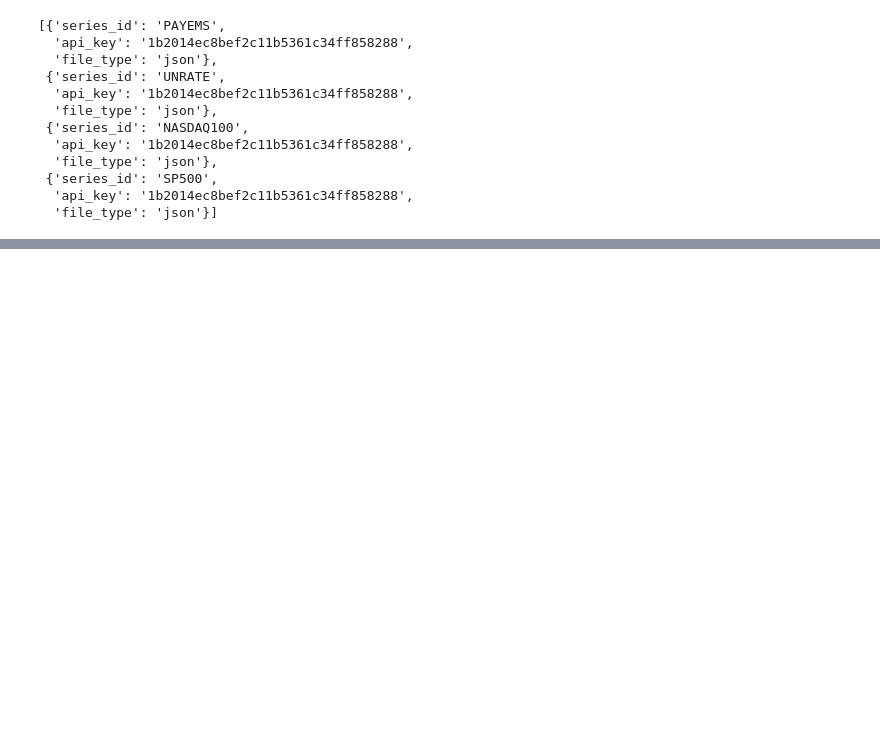
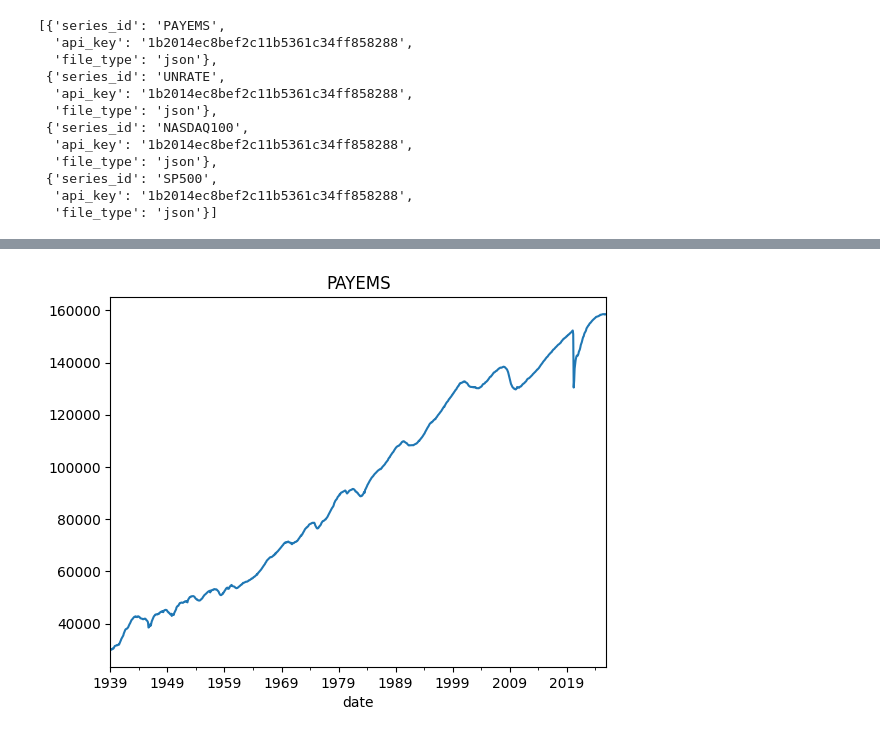
Before and after one commit to spinolagab/TCC-Time-Series-Analysis-Applied-to-Macroeconomy, a Jupyter notebook: Notebook/API_CSV_FRED.ipynb, the cells around one changed output, grey strips where cells are left out. Cells and saved outputs as stored; diff of their text form; code cells hidden in the pictures; blank space fills up the shorter version.

```diff
--- a/Notebook/API_CSV_FRED.ipynb
+++ b/Notebook/API_CSV_FRED.ipynb
@@ -181,0 +174,17 @@ plt.show()
+# %%
+series_name = 'PAYEMS'
+idx = series_ids.index(series_name)
+
+s = obs_data[idx]['value'].astype(float).dropna()
+
+freq = pd.infer_freq(s.index)
+if freq is None:
+    print("Frequência não inferida — será usado 'M' (mensal).")
+    s = s.resample('M').mean()
+else:
+    s = s.asfreq(freq)
+
+s.head()
+s.plot(title=series_name); plt.show()
+# %% [output]
+[figure, added]
```
Also changed, not shown: parts of 10 cells of this notebook, 1 other file.
